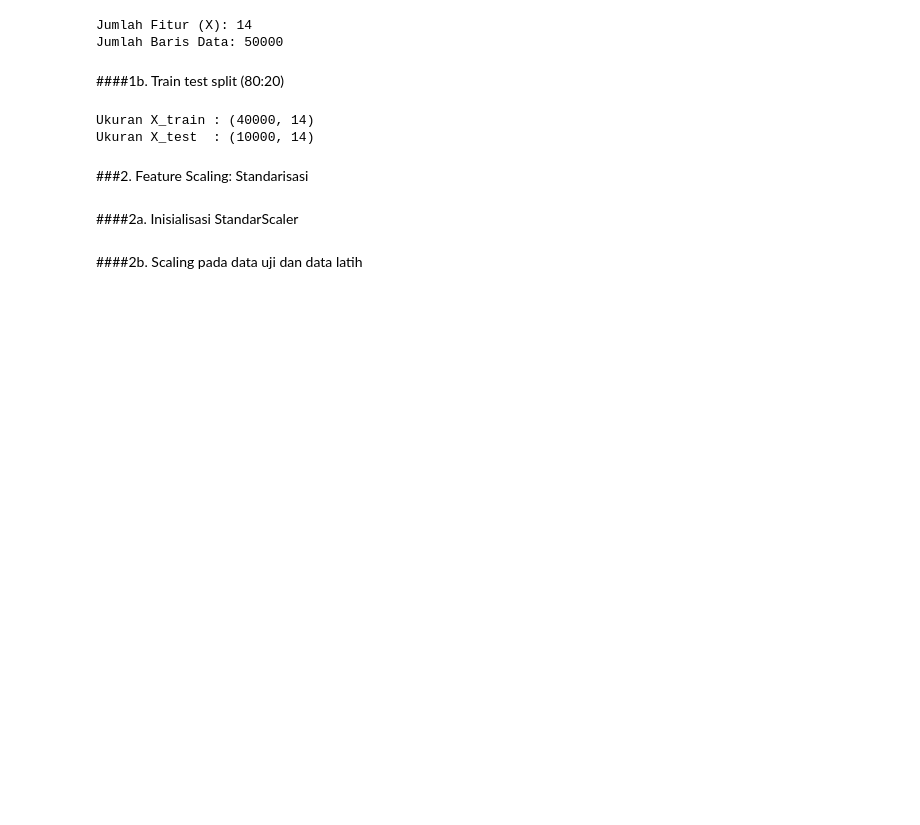
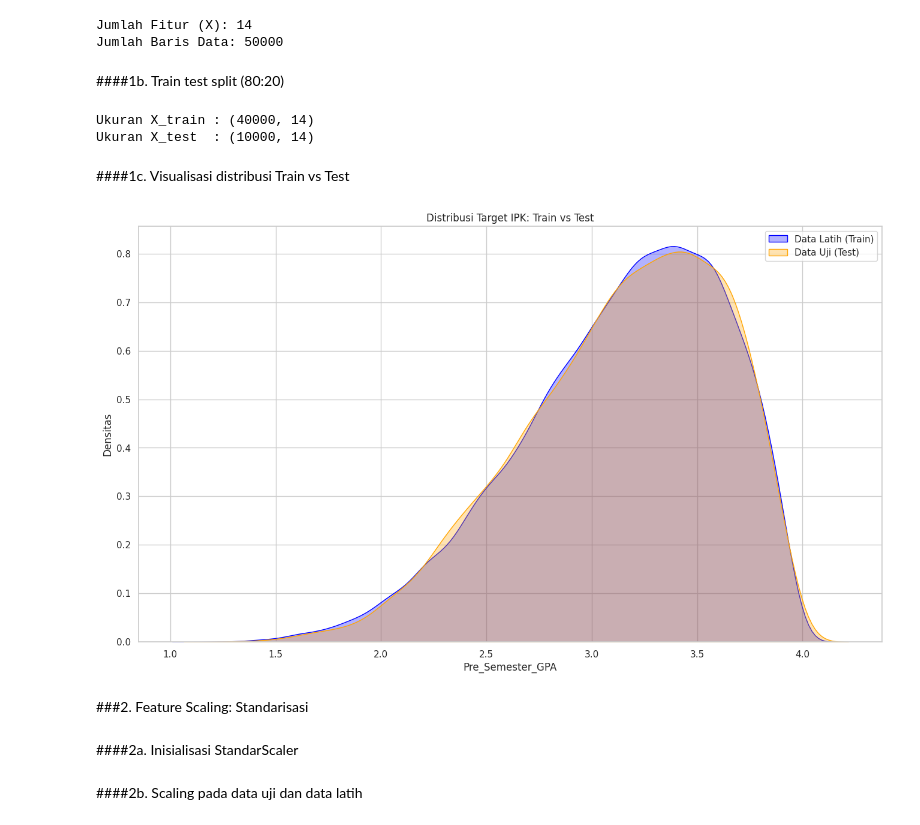
Before and after one commit to Shxrp08/Project_SG_I-Smile_Group6_2026, a Jupyter notebook: Project_SG_Group_6_Rev2.ipynb, the cells around one changed output. Cells and saved outputs as stored; diff of their text form; code cells hidden in the pictures; blank space fills up the shorter version.

```diff
--- a/Project_SG_Group_6_Rev2.ipynb
+++ b/Project_SG_Group_6_Rev2.ipynb
@@ -601,6 +601,22 @@ print(f"Ukuran X_test  : {X_test.shape}")
 # %% [output]
 Ukuran X_train : (40000, 14)
 Ukuran X_test  : (10000, 14)
+# %% [markdown]
+####1c. Visualisasi distribusi Train vs Test
+# %%
+sns.set_theme(style="whitegrid")
+
+plt.figure(figsize=(16, 9))
+sns.kdeplot(y_train, label='Data Latih (Train)', fill=True, color='blue', alpha=0.3)
+sns.kdeplot(y_test, label='Data Uji (Test)', fill=True, color='orange', alpha=0.3)
+
+plt.title('Distribusi Target IPK: Train vs Test')
+plt.xlabel('Pre_Semester_GPA')
+plt.ylabel('Densitas')
+plt.legend()
+plt.show()
+# %% [output]
+[figure, added]
 # %% [markdown]
 ###2. Feature Scaling: Standarisasi
 # %% [markdown]
```
